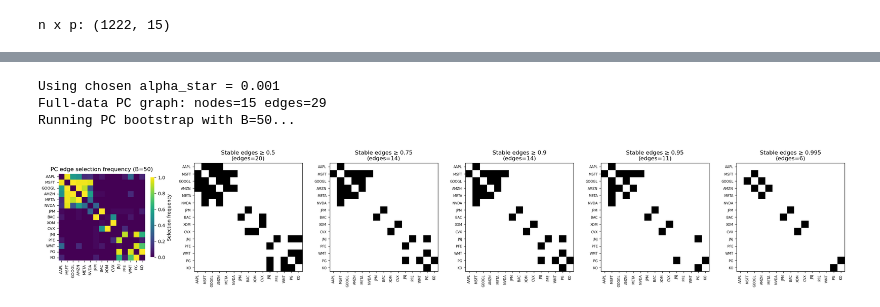
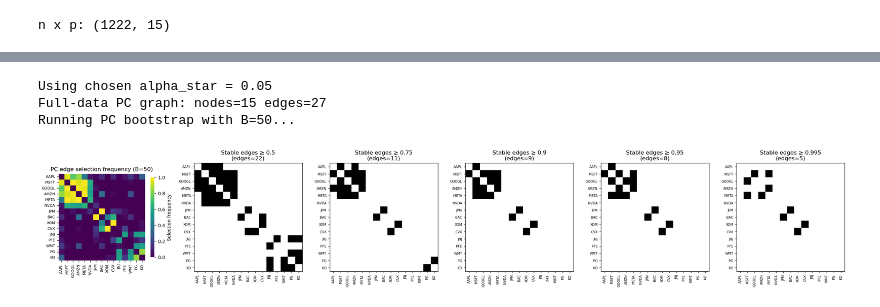
Before and after one commit to dimitris-markopoulos/financial-graphical-models, a Jupyter notebook: notebooks/04_directed_model.ipynb, the cells around one changed output, grey strips where cells are left out. Drawn from its saved outputs; the diff is of its cells as text; code cells hidden in the pictures.

Commit message:
adjusted PC workflow- to more quantitative alpha start calculations

```diff
--- a/notebooks/04_directed_model.ipynb
+++ b/notebooks/04_directed_model.ipynb
@@ -165,0 +170,38 @@ plt.show()
+# %%
+def gaussian_loglik(X, Theta):
+    S = np.cov(X, rowvar=False)
+    sign, logdet = slogdet(Theta)
+    if sign <= 0:
+        return -np.inf
+    return logdet - np.trace(S @ Theta)
+
+def cv_pc_alpha(X, alpha_grid, K=5):
+    kf = KFold(n_splits=K, shuffle=True, random_state=0)
+    cv_scores = {a: [] for a in alpha_grid}
+
+    for alpha in alpha_grid:
+        for train_idx, val_idx in kf.split(X):
+            X_train = X.iloc[train_idx, :]
+            X_val   = X.iloc[val_idx, :]
+            G, _ = run_pc(X_train, alpha)                      # Run PC
+            adj = nx.to_numpy_array(G)                         # Convert to adjacency matrix
+            S_train = np.cov(X_train, rowvar=False)            # Gaussian model: Glasso on training covariance
+            gl = GraphicalLasso(alpha=0.01, max_iter=200).fit(S_train)
+            Theta = gl.precision_
+            Theta = Theta * adj                                # Enforce PC zero pattern
+            np.fill_diagonal(Theta, gl.precision_.diagonal())
+            ll = gaussian_loglik(X_val.values, Theta)          # Validation log-likelihood
+            cv_scores[alpha].append(ll)
+    avg_scores = {a: np.mean(cv_scores[a]) for a in alpha_grid}
+    return avg_scores, cv_scores
+
+
+alpha_grid = [0.0005, 0.001, 0.0025, 0.005, 0.0075, 0.01, 0.025, 0.05]
+avg_scores, folds = cv_pc_alpha(X, alpha_grid)
+
+print("Average CV log-likelihood:")
+for a in alpha_grid:
+    print(a, avg_scores[a])
+
+alpha_star = max(avg_scores, key=avg_scores.get)
+Math(rf"Selected\ \alpha = {alpha_star}")
@@ -256,13 +327,13 @@ def pc_algorithm_hyperparameter_tuning(
 # %%
 pc_results = pc_algorithm_hyperparameter_tuning(
     X,
-    alpha_star=0.001,
+    alpha_star=0.05,
     B = 50,
     thr_list = [0.5, 0.75, 0.90, 0.95, 0.995],
     savepath1=media_dir + "/pc_stability.png"
 )
 # %% [output]
-Using chosen alpha_star = 0.001
-Full-data PC graph: nodes=15 edges=29
+Using chosen alpha_star = 0.05
+Full-data PC graph: nodes=15 edges=27
 Running PC bootstrap with B=50...
-[figure, old version]
+[figure, new version]
```
Also changed, not shown: parts of 4 cells of this notebook, 5 other files.
